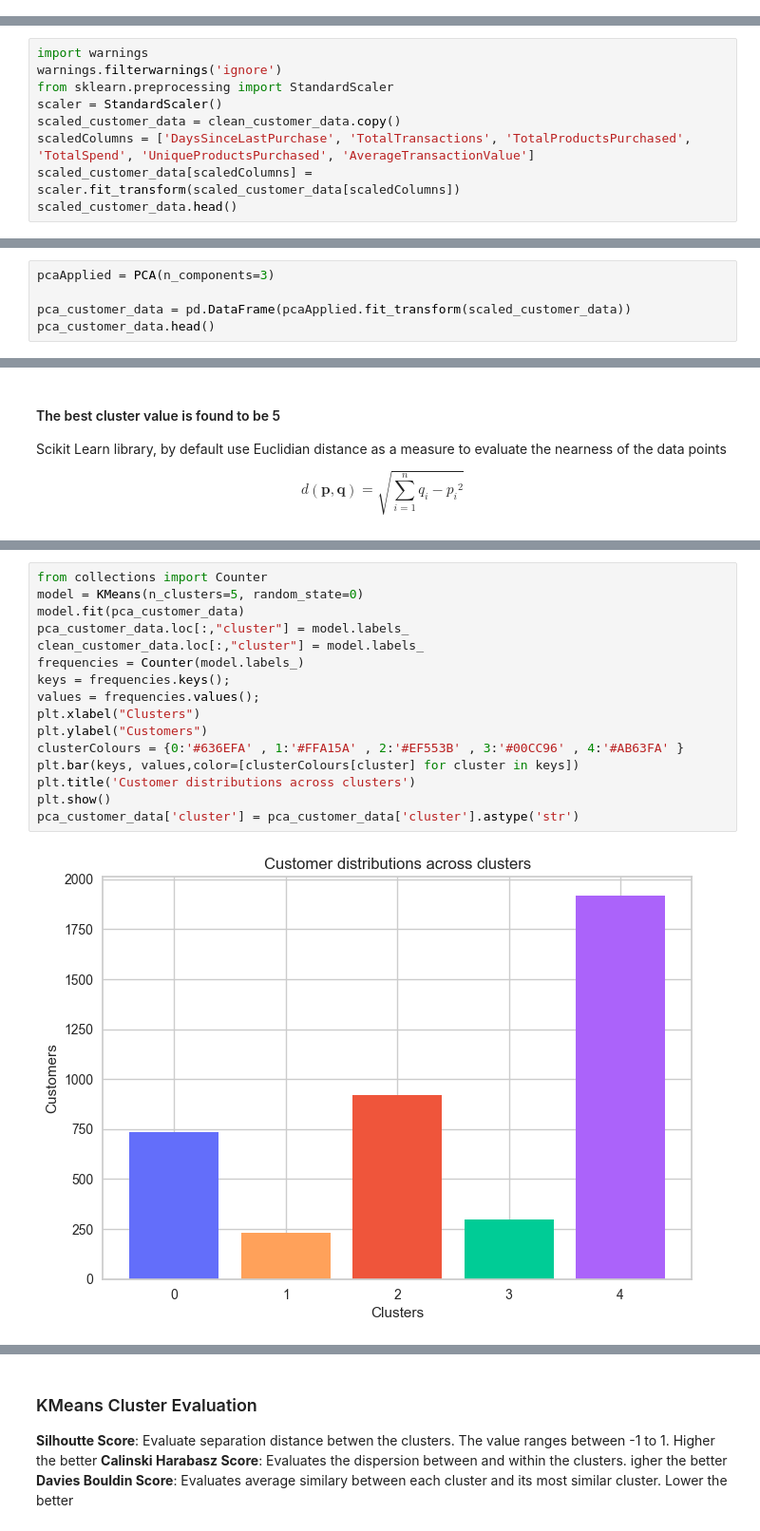
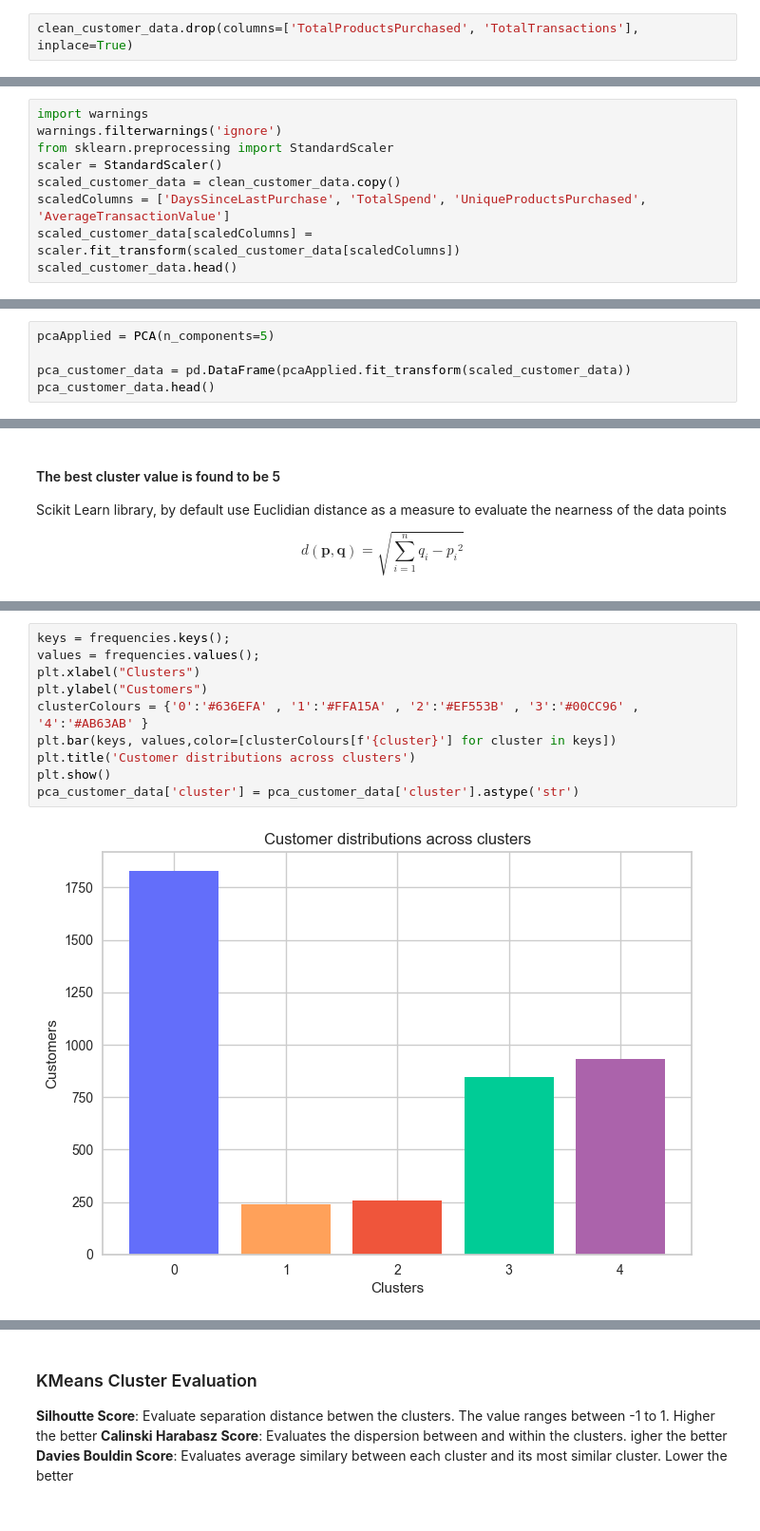
Before and after one commit to infoscale/ICBS-AIML-Capstone-Portfolio, a Jupyter notebook: customer_recommendations.ipynb, the cells around one changed output, grey strips where cells are left out. Shown at 95% size. Saved outputs shown, nothing was run; the diff lists cells and outputs as text.

```diff
--- a/customer_recommendations.ipynb
+++ b/customer_recommendations.ipynb
@@ -194,3 +197,5 @@ plt.show()
+# %%
+clean_customer_data.drop(columns=['TotalProductsPurchased', 'TotalTransactions'], inplace=True)
 # %% [markdown]
 ### Feature Scaling
 Distance based algorithms requires features to be correctly scaled.
@@ -200,7 +205,7 @@ warnings.filterwarnings('ignore')
 from sklearn.preprocessing import StandardScaler
 scaler = StandardScaler()
 scaled_customer_data = clean_customer_data.copy()
-scaledColumns = ['DaysSinceLastPurchase', 'TotalTransactions', 'TotalProductsPurchased', 'TotalSpend', 'UniqueProductsPurchased', 'AverageTransactionValue']
+scaledColumns = ['DaysSinceLastPurchase', 'TotalSpend', 'UniqueProductsPurchased', 'AverageTransactionValue']
 scaled_customer_data[scaledColumns] = scaler.fit_transform(scaled_customer_data[scaledColumns])
 scaled_customer_data.head()
 # %% [output]
@@ -235,5 +238,5 @@ plt.show()
 # %%
-pcaApplied = PCA(n_components=3)
+pcaApplied = PCA(n_components=5)
 
 pca_customer_data = pd.DataFrame(pcaApplied.fit_transform(scaled_customer_data))
 pca_customer_data.head()
@@ -282,19 +325,13 @@ $$
 # %%
-from collections import Counter
-model = KMeans(n_clusters=5, random_state=0)
-model.fit(pca_customer_data)
-pca_customer_data.loc[:,"cluster"] = model.labels_
-clean_customer_data.loc[:,"cluster"] = model.labels_
-frequencies = Counter(model.labels_)
 keys = frequencies.keys();
 values = frequencies.values();
 plt.xlabel("Clusters")
 plt.ylabel("Customers")
-clusterColours = {0:'#636EFA' , 1:'#FFA15A' , 2:'#EF553B' , 3:'#00CC96' , 4:'#AB63FA' }
-plt.bar(keys, values,color=[clusterColours[cluster] for cluster in keys])
+clusterColours = {'0':'#636EFA' , '1':'#FFA15A' , '2':'#EF553B' , '3':'#00CC96' , '4':'#AB63AB' }
+plt.bar(keys, values,color=[clusterColours[f'{cluster}'] for cluster in keys])
 plt.title('Customer distributions across clusters')
 plt.show()
 pca_customer_data['cluster'] = pca_customer_data['cluster'].astype('str')
 # %% [output]
-[figure, old version]
+[figure, new version]
 # %% [markdown]
```
Also changed, not shown: parts of 22 cells of this notebook, 12 other files.
